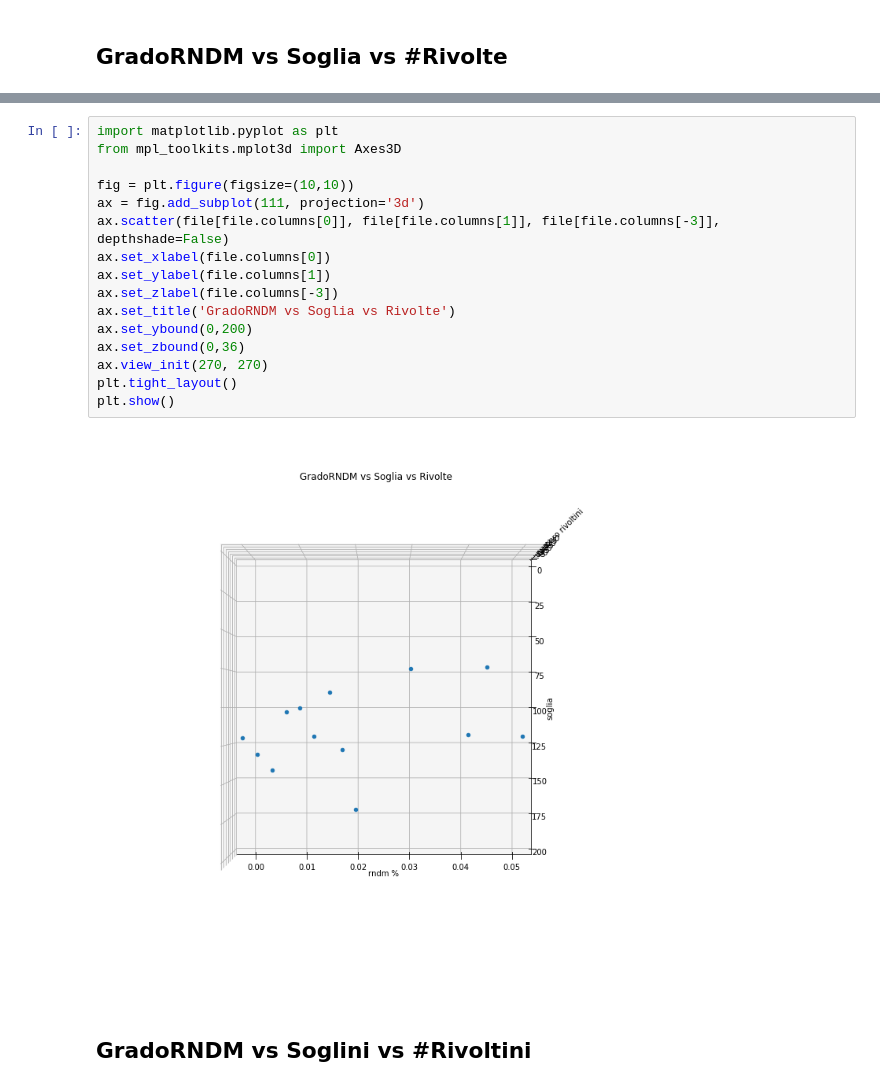
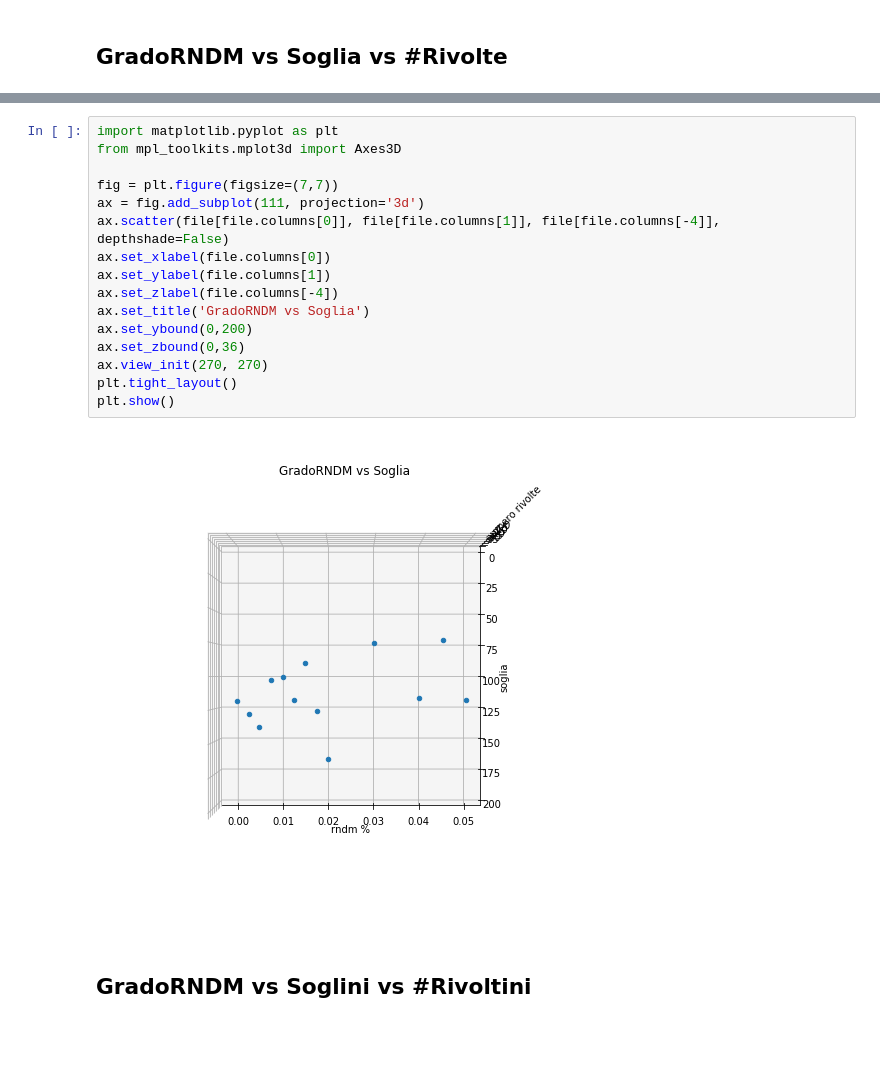
Before and after one commit to jackdeandrea/Econofisica, a Jupyter notebook: 00-correlazione_metriche_randomicita.ipynb, the cells around one changed output, grey strips where cells are left out. Cells and saved outputs as stored; diff of their text form; blank space fills up the shorter version.

```diff
--- a/00-correlazione_metriche_randomicita.ipynb
+++ b/00-correlazione_metriche_randomicita.ipynb
@@ -140,21 +151,21 @@ plt.show()
 # %%
 import matplotlib.pyplot as plt
 from mpl_toolkits.mplot3d import Axes3D
 
-fig = plt.figure(figsize=(10,10))
+fig = plt.figure(figsize=(7,7))
 ax = fig.add_subplot(111, projection='3d')
-ax.scatter(file[file.columns[0]], file[file.columns[1]], file[file.columns[-3]], depthshade=False)
+ax.scatter(file[file.columns[0]], file[file.columns[1]], file[file.columns[-4]], depthshade=False)
 ax.set_xlabel(file.columns[0])
 ax.set_ylabel(file.columns[1])
-ax.set_zlabel(file.columns[-3])
-ax.set_title('GradoRNDM vs Soglia vs Rivolte')
+ax.set_zlabel(file.columns[-4])
+ax.set_title('GradoRNDM vs Soglia')
 ax.set_ybound(0,200)
 ax.set_zbound(0,36)
 ax.view_init(270, 270)
 plt.tight_layout()
 plt.show()
 # %% [output]
-[figure, old version]
+[figure, new version]
 # %% [markdown]
 ## GradoRNDM vs Soglini vs #Rivoltini
 # %%
```
Also changed, not shown: parts of 17 cells of this notebook.
